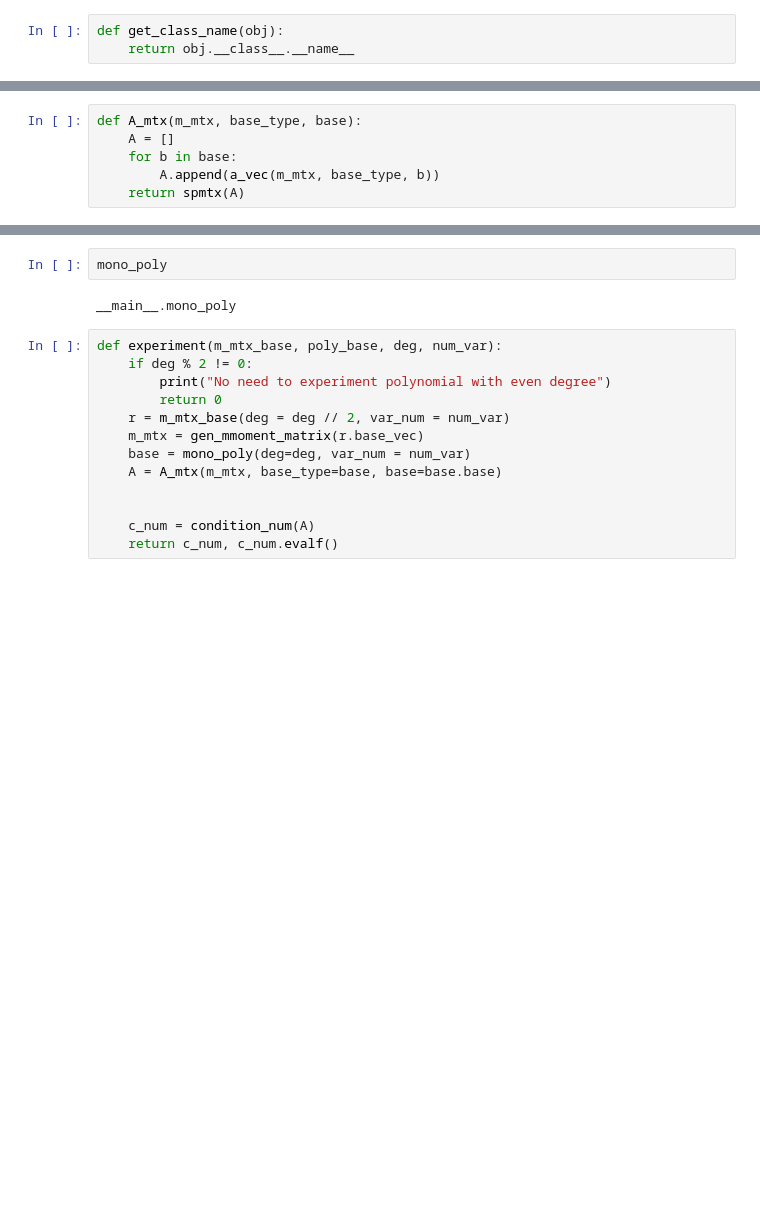
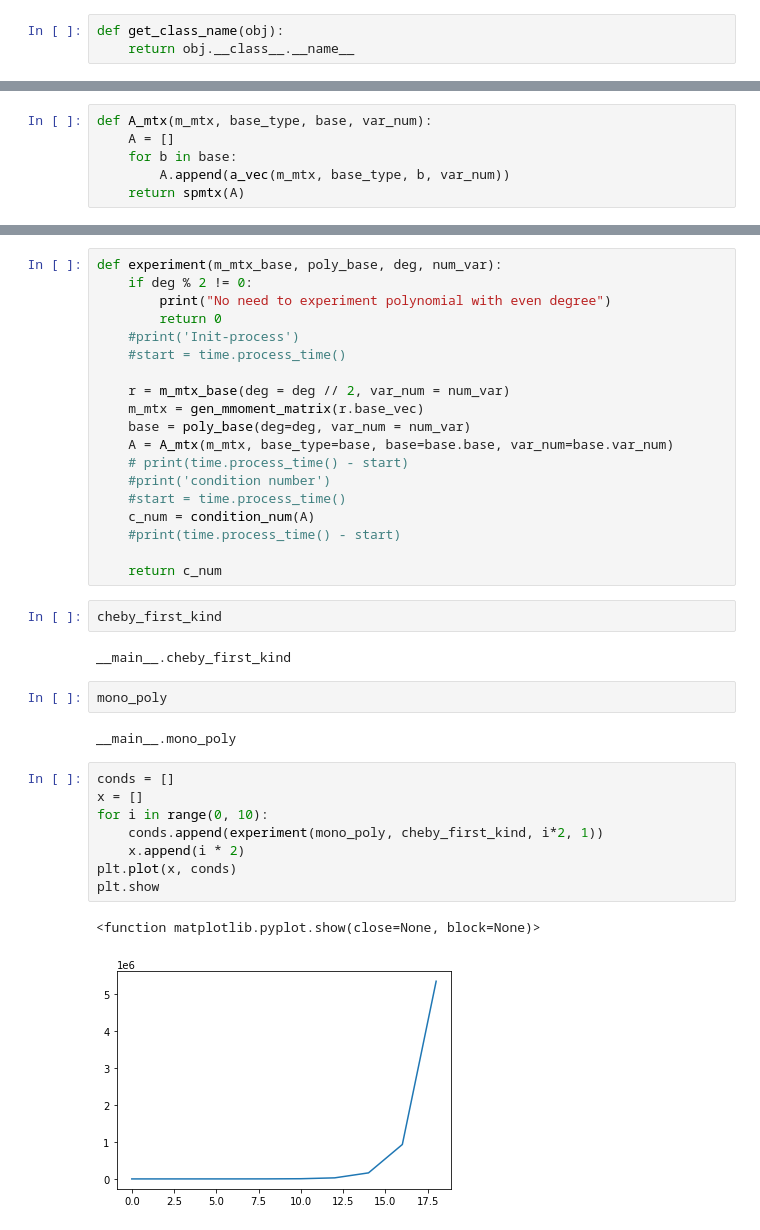
Before and after one commit to YixuanSeanZhou/math_honor_project, a Jupyter notebook: python_code/Coefficient_Moment_Matrix.ipynb, the cells around one changed output, grey strips where cells are left out. Saved outputs shown, nothing was run; the diff lists cells and outputs as text; blank space fills up the shorter version.

Commit message:
update readme and experiment

```diff
--- a/python_code/Coefficient_Moment_Matrix.ipynb
+++ b/python_code/Coefficient_Moment_Matrix.ipynb
@@ -92,8 +104,8 @@ def a_vec(m_mtx, base_type, basis):
             a.append(coeff)
     return a
 # %%
-def A_mtx(m_mtx, base_type, base):
+def A_mtx(m_mtx, base_type, base, var_num):
     A = []
     for b in base:
-        A.append(a_vec(m_mtx, base_type, b))
+        A.append(a_vec(m_mtx, base_type, b, var_num))
     return spmtx(A)
@@ -121,18 +201,39 @@ $\displaystyle 19.0092082949291$
+# %%
+def experiment(m_mtx_base, poly_base, deg, num_var):
+    if deg % 2 != 0:
+        print("No need to experiment polynomial with even degree")
+        return 0
+    #print('Init-process')
+    #start = time.process_time()
+
+    r = m_mtx_base(deg = deg // 2, var_num = num_var)
+    m_mtx = gen_mmoment_matrix(r.base_vec)
+    base = poly_base(deg=deg, var_num = num_var)
+    A = A_mtx(m_mtx, base_type=base, base=base.base, var_num=base.var_num)
+    # print(time.process_time() - start)
+    #print('condition number')
+    #start = time.process_time()
+    c_num = condition_num(A)
+    #print(time.process_time() - start)
+
+    return c_num
+# %%
+cheby_first_kind
+# %% [output]
+__main__.cheby_first_kind
 # %%
 mono_poly
 # %% [output]
 __main__.mono_poly
-# %%
-def experiment(m_mtx_base, poly_base, deg, num_var):
-    if deg % 2 != 0:
-        print("No need to experiment polynomial with even degree")
-        return 0
-    r = m_mtx_base(deg = deg // 2, var_num = num_var)
-    m_mtx = gen_mmoment_matrix(r.base_vec)
-    base = mono_poly(deg=deg, var_num = num_var)
-    A = A_mtx(m_mtx, base_type=base, base=base.base)
-
-
-    c_num = condition_num(A)
-    return c_num, c_num.evalf()
+# %%
+conds = []
+x = []
+for i in range(0, 10):
+    conds.append(experiment(mono_poly, cheby_first_kind, i*2, 1))
+    x.append(i * 2)
+plt.plot(x, conds)
+plt.show
+# %% [output]
+<function matplotlib.pyplot.show(close=None, block=None)>
+[figure, added]
 # %%
```
Also changed, not shown: parts of 27 cells of this notebook, 1 other file.
